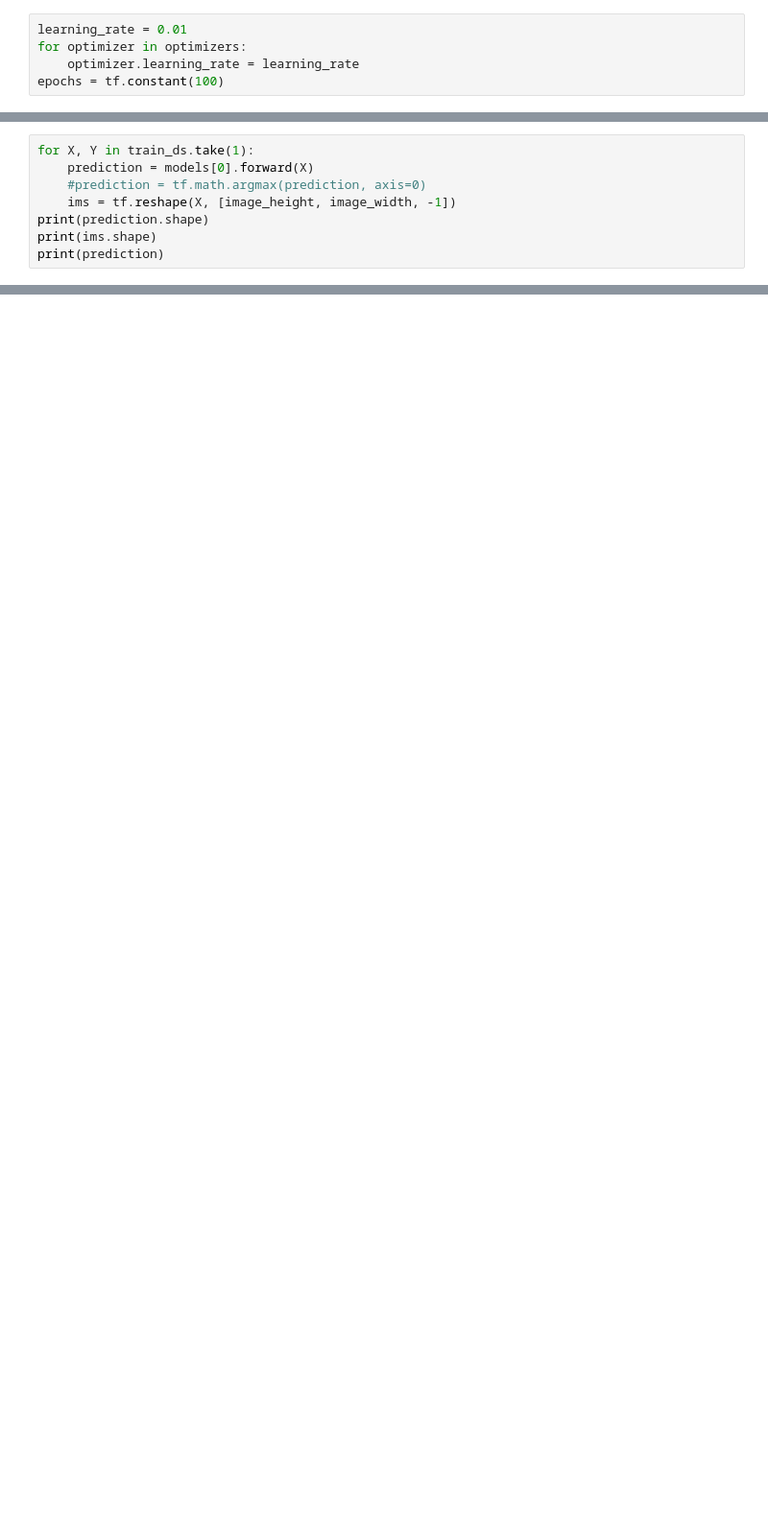
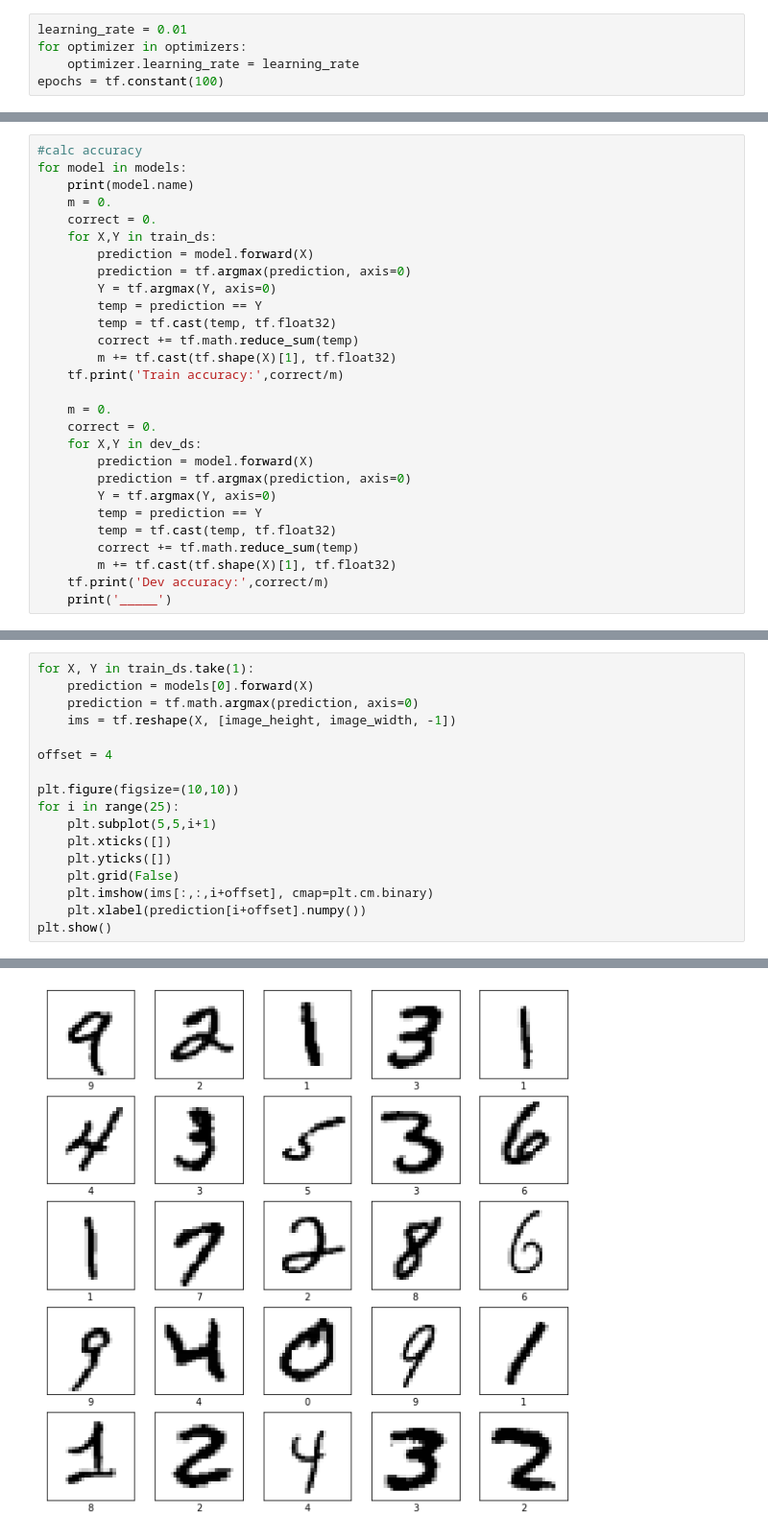
Before and after one commit to asarwinski/NeuralNetworks, a Jupyter notebook: MNIST/mnist.ipynb, the cells around one changed output, grey strips where cells are left out. Shown at 96% size. Cells and saved outputs as stored; diff of their text form; blank space fills up the shorter version.

```diff
--- a/MNIST/mnist.ipynb
+++ b/MNIST/mnist.ipynb
@@ -329,0 +329,28 @@ print(b/10000)
+# %%
+#calc accuracy
+for model in models:
+    print(model.name)
+    m = 0.
+    correct = 0.
+    for X,Y in train_ds:
+        prediction = model.forward(X)
+        prediction = tf.argmax(prediction, axis=0)
+        Y = tf.argmax(Y, axis=0)
+        temp = prediction == Y
+        temp = tf.cast(temp, tf.float32)
+        correct += tf.math.reduce_sum(temp)
+        m += tf.cast(tf.shape(X)[1], tf.float32)
+    tf.print('Train accuracy:',correct/m)
+
+    m = 0.
+    correct = 0.
+    for X,Y in dev_ds:
+        prediction = model.forward(X)
+        prediction = tf.argmax(prediction, axis=0)
+        Y = tf.argmax(Y, axis=0)
+        temp = prediction == Y
+        temp = tf.cast(temp, tf.float32)
+        correct += tf.math.reduce_sum(temp)
+        m += tf.cast(tf.shape(X)[1], tf.float32)
+    tf.print('Dev accuracy:',correct/m)
+    print('_____')
@@ -330,9 +366,18 @@ print(b/10000)
 # %%
 for X, Y in train_ds.take(1):
     prediction = models[0].forward(X)
-    #prediction = tf.math.argmax(prediction, axis=0)
+    prediction = tf.math.argmax(prediction, axis=0)
     ims = tf.reshape(X, [image_height, image_width, -1])
-print(prediction.shape)
-print(ims.shape)
-print(prediction)
+
+offset = 4
+
+plt.figure(figsize=(10,10))
+for i in range(25):
+    plt.subplot(5,5,i+1)
+    plt.xticks([])
+    plt.yticks([])
+    plt.grid(False)
+    plt.imshow(ims[:,:,i+offset], cmap=plt.cm.binary)
+    plt.xlabel(prediction[i+offset].numpy())
+plt.show()
 # %% [output]
@@ -348,0 +384 @@ tf.Tensor(
+[figure, added]
```
Also changed, not shown: parts of 10 cells of this notebook.
